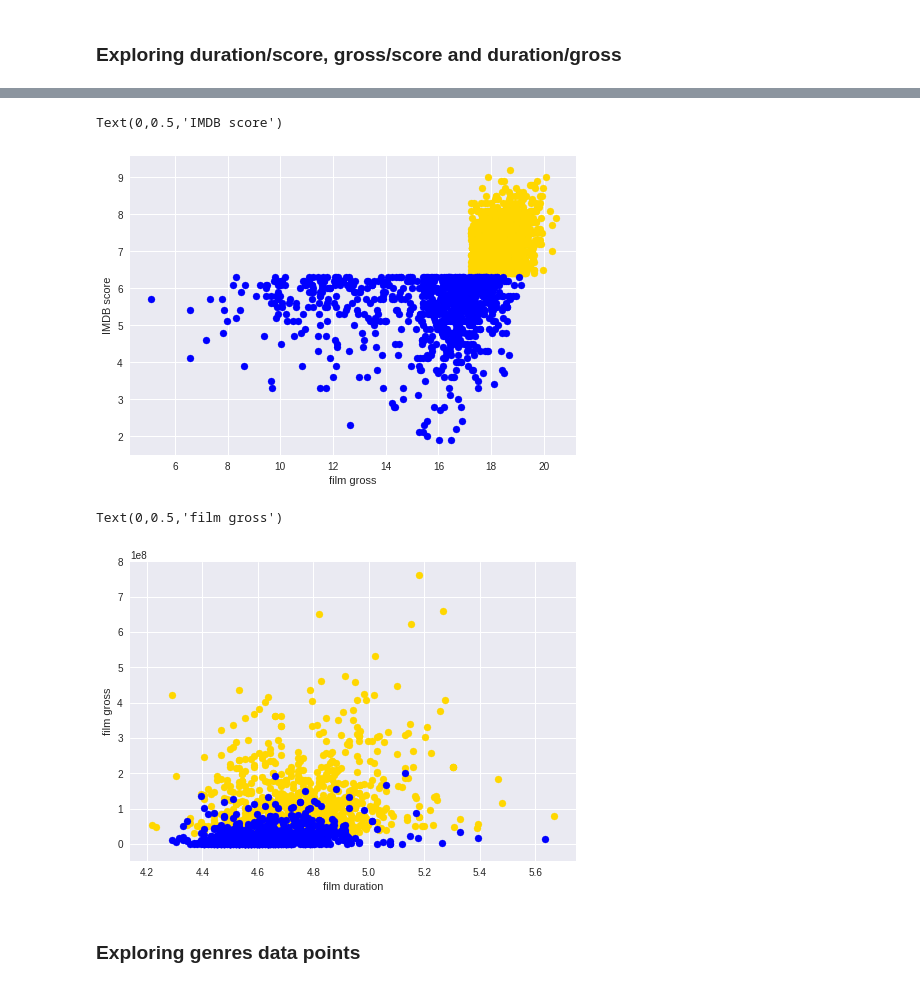
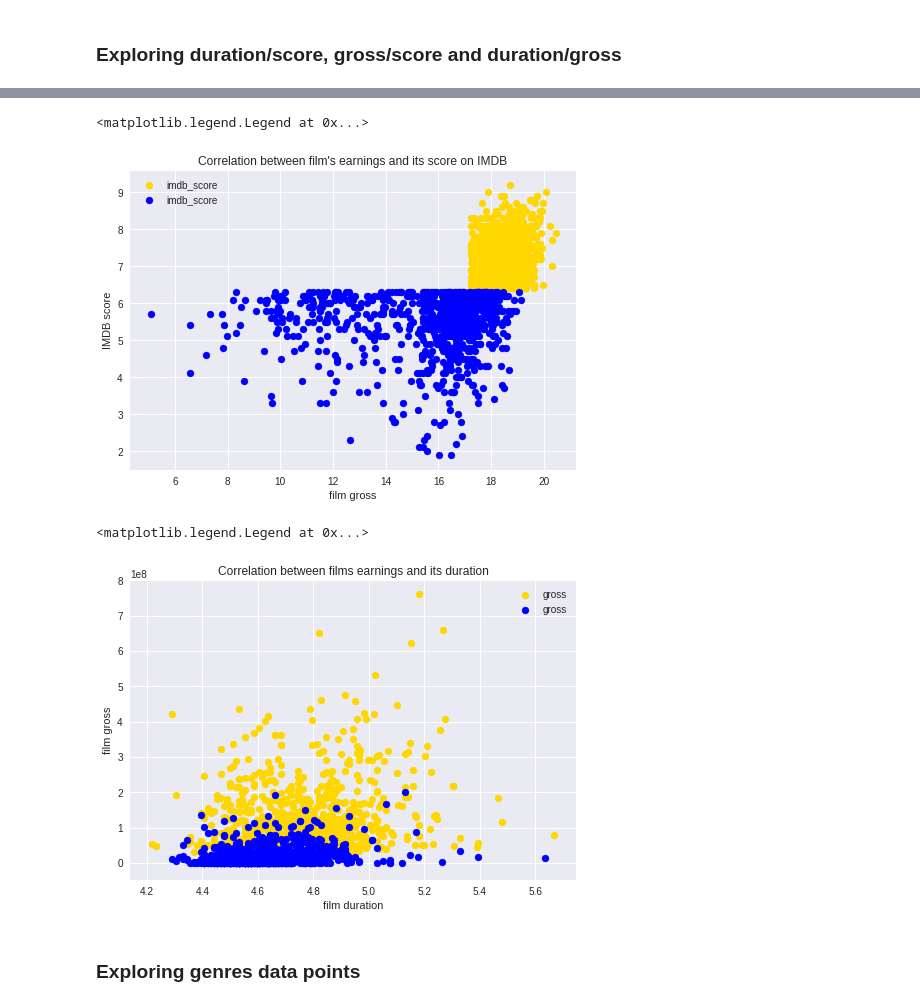
Before and after one commit to myroslavarm/MovieAnalysis, a Jupyter notebook: movieanalysis.ipynb, the cells around one changed output, grey strips where cells are left out. Drawn from its saved outputs; the diff is of its cells as text; code cells hidden in the pictures.

```diff
--- a/movieanalysis.ipynb
+++ b/movieanalysis.ipynb
@@ -427,18 +443,20 @@ Text(0,0.5,'IMDB score')
 # %%
 plt.scatter(
     np.log(successful['gross']),
     successful['imdb_score'],
     color='gold')
 plt.scatter(
     np.log(unsuccessful['gross']),
     unsuccessful['imdb_score'],
     color='blue')
 
 plt.xlabel('film gross')
 plt.ylabel('IMDB score')
+plt.title("Correlation between film's earnings and its score on IMDB")
+plt.legend()
 # %% [output]
-Text(0,0.5,'IMDB score')
+<matplotlib.legend.Legend at 0x...>
-[figure, old version]
+[figure, new version]
 # %%
 plt.scatter(
     np.log(successful['duration']),
@@ -451,9 +469,11 @@ plt.scatter(
 
 plt.xlabel('film duration')
 plt.ylabel('film gross')
+plt.title('Correlation between films earnings and their duration')
+plt.legend()
 # %% [output]
-Text(0,0.5,'film gross')
+<matplotlib.legend.Legend at 0x...>
-[figure, old version]
+[figure, new version]
 # %% [markdown]
 ### Exploring genres data points
 # %%
```
Also changed, not shown: parts of 18 cells of this notebook.
